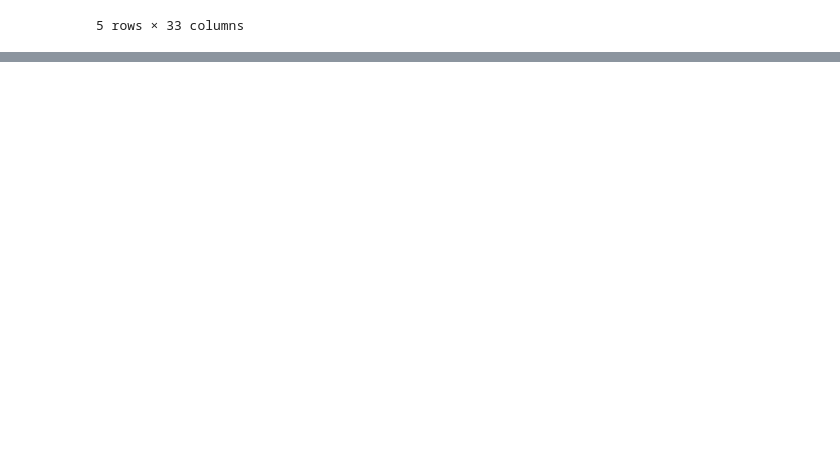
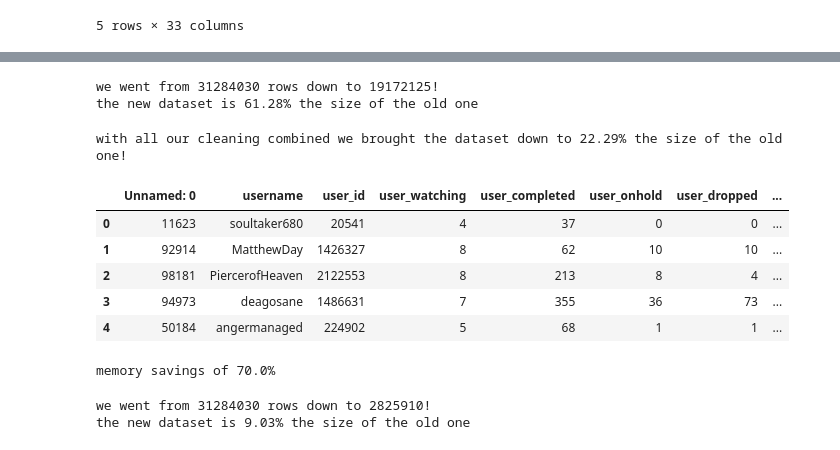
Before and after one commit to benrosenberg/ORIE-4741-project, a Jupyter notebook: datasets/bag_of_words.ipynb, the cells around one changed output, grey strips where cells are left out. Drawn from its saved outputs; the diff is of its cells as text; code cells hidden in the pictures; blank space fills up the shorter version.

```diff
--- a/datasets/bag_of_words.ipynb
+++ b/datasets/bag_of_words.ipynb
@@ -22,0 +46,13 @@ animelist_data.head()
+# %%
+print(f'we went from {len(userlists_data)} rows down to {len(rated_no_useless_cols)}!')
+print(f'the new dataset is {round(100 * len(rated_no_useless_cols)/len(userlists_data), 2)}% the size of the old one')
+# %% [output]
+we went from 31284030 rows down to 19172125!
+the new dataset is 61.28% the size of the old one
+# %%
+old_mem_usage = userlists_data.memory_usage(index=True).sum()
+new_mem_usage = rated_no_useless_cols.memory_usage(index=True).sum()
+print('with all our cleaning combined we brought the dataset down to ' +
+      str(round(100 * new_mem_usage/old_mem_usage, 2)) + '% the size of the old one!')
+# %% [output]
+with all our cleaning combined we brought the dataset down to 22.29% the size of the old one!
@@ -22,0 +64,9 @@ animelist_data.head()
+# %%
+US_users.head()
+# %% [output]
+|  | Unnamed: 0 | username | user_id | user_watching | user_completed | user_onhold | user_dropped | ... |
+| 0 | 11623 | soultaker680 | 20541 | 4 | 37 | 0 | 0 | ... |
+| 1 | 92914 | MatthewDay | 1426327 | 8 | 62 | 10 | 10 | ... |
+| 2 | 98181 | PiercerofHeaven | 2122553 | 8 | 213 | 8 | 4 | ... |
+| 3 | 94973 | deagosane | 1486631 | 7 | 355 | 36 | 73 | ... |
+| 4 | 50184 | angermanaged | 224902 | 5 | 68 | 1 | 1 | ... |
@@ -22,0 +79,4 @@ animelist_data.head()
+# %%
+print(f'memory savings of {100 - round(100 * US_users_bare.memory_usage(index=True).sum() / US_users.memory_usage(index=True).sum(), 2)}%')
+# %% [output]
+memory savings of 70.0%
@@ -22,0 +89,6 @@ animelist_data.head()
+# %%
+print(f'we went from {len(userlists_data)} rows down to {len(final_user_lists)}!')
+print(f'the new dataset is {round(100 * len(final_user_lists)/len(userlists_data), 2)}% the size of the old one')
+# %% [output]
+we went from 31284030 rows down to 2825910!
+the new dataset is 9.03% the size of the old one
```
Also changed, not shown: parts of 34 cells of this notebook, 2 other files.
